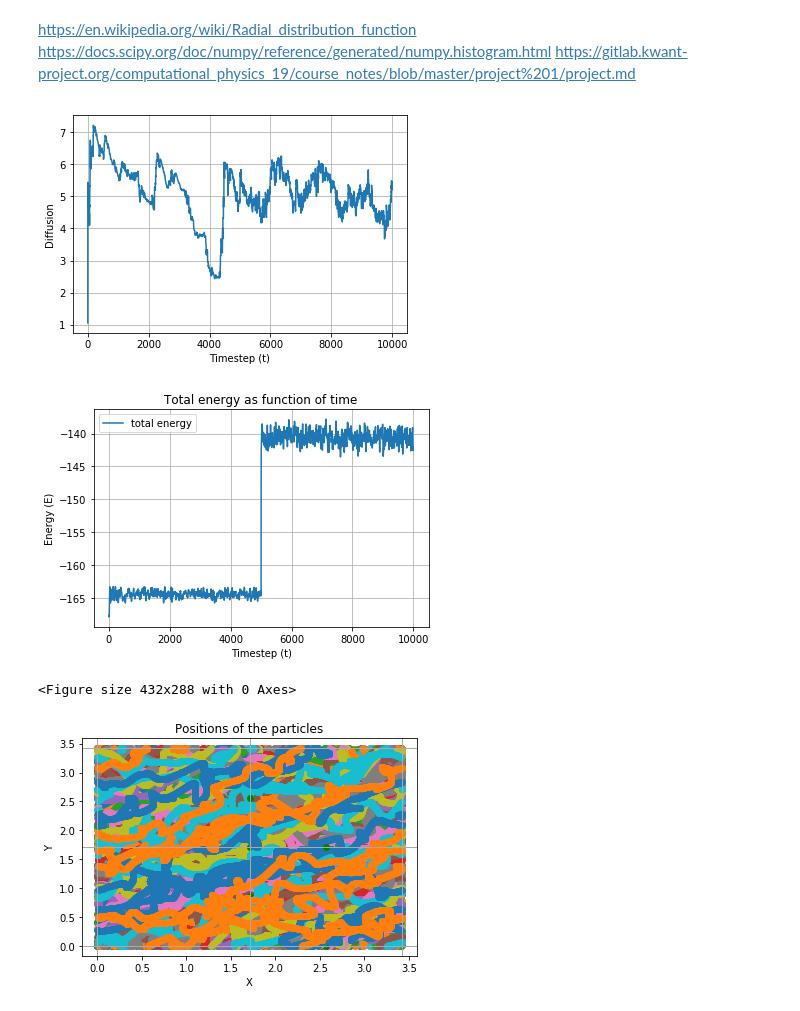
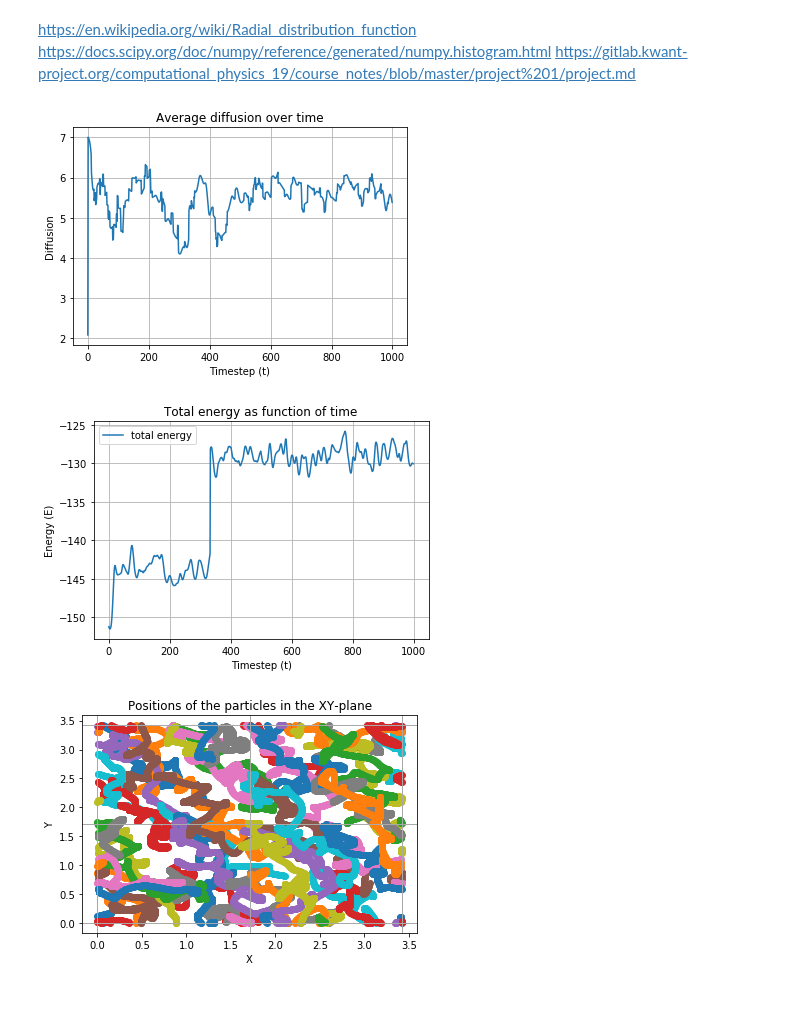
Before and after one commit to Merg3D/computational_physics_2019, a Jupyter notebook: Project1/Argon Project.ipynb, the cells around one changed output. Drawn from its saved outputs; the diff is of its cells as text; code cells hidden in the pictures.

```diff
--- a/Project1/Argon Project.ipynb
+++ b/Project1/Argon Project.ipynb
@@ -25,12 +25,23 @@ Gas: $\rho=0.3$, $T=3$
 Liquid: $\rho=0.8$, $T=1$
 
 Solid: $\rho=1.2$, $T=0.5$
+# %%
+phase = 'solid'
+
+# set temperature (T) and density (rho)
+if phase == 'gas':
+    T = 3.0
+    rho = 0.3
+elif phase == 'liquid':
+    T = 1.0
+    rho = 0.8
+else:
+    T = 1.2
+    rho = 0.5
 # %%
 # Initial conditions
-T = 1.0                                            # Temperature
-rho = 0.8                                          # Density
 h = 0.005                                          # time step
-num_time = 10000                                   # number of time steps
+num_time = 1000                                   # number of time steps
 num_unit_cells_per_dim = 2                         # number of unit cells in each direction
 num_unit_cells = num_unit_cells_per_dim**3         # total number of unit cells
 num_part_per_unit_cell = 4                         # number of particles per unit cell
@@ -58,7 +69,7 @@ forces = np.zeros((num_part, 3))
 particle = 0
 mu = 1
 sigma = np.sqrt(T)
-rescaling_time = 5000
+rescaling_time = int(num_time / 3.0)
 
 # Initial positions for first unit cell
 state[0, 0, :3] = np.array([0.0,     0.0,     0.0])
@@ -173,47 +188,49 @@ for p in range(num_part):
 diffusion = np.average(func.norm(state_copy ** 2.0, axis=2), axis=0)
 
 plt.figure()
+plt.title('Average diffusion over time')
 plt.plot(range(num_time), diffusion)
 plt.xlabel('Timestep (t)')
 plt.ylabel('Diffusion')
 plt.grid()
+plt.savefig('output/{}/diffusion.png'.format(phase))
 plt.show()
 # %% [output]
-[figure, old version]
+[figure, new version]
 # %%
 # plot the potential, kinetic and total energy
 plt.title('Total energy as function of time')
-#plt.plot(range(num_time), np.sum(E_kin[:, :], axis=0), linestyle='-',  marker='o', label='kinetic energy')
-#plt.plot(range(num_time), np.sum(E_pot[:, :], axis=0), linestyle='-',  marker='o', label='potential energy')
+# plt.plot(range(num_time), np.sum(E_kin[:, :], axis=0), label='kinetic energy')
+# plt.plot(range(num_time), np.sum(E_pot[:, :], axis=0), label='potential energy')
 plt.plot(range(num_time), np.sum(E_tot[:, :], axis=0), label='total energy')
 plt.xlabel('Timestep (t)')
 plt.ylabel('Energy (E)')
 plt.grid()
 plt.legend()
-plt.figure()
+plt.savefig('output/{}/total_energy.png'.format(phase))
 
 # plot the positions of all particles in a new figure and plot the initial positions in green
 plt.figure()
-plt.title('Positions of the particles')
+plt.title('Positions of the particles in the XY-plane')
 for p in range(num_part):
     plt.scatter(state[p, 1:, 0], state[p, 1:, 1], label='particle {}'.format(x))
-    plt.scatter(state[p, 0, 1],  state[p, 0, 2],  c='g')
+    #plt.scatter(state[p, 0, 0],  state[p, 0, 1],  c='g')
 
 # restrict the view around the box + a small margin
 view_margin = K / 10.0
 plt.xlim(-view_margin, K * num_unit_cells_per_dim + view_margin)
 plt.ylim(-view_margin, K * num_unit_cells_per_dim + view_margin)
 plt.xlabel('X')
 plt.ylabel('Y')
 
 # add border lines around the box
 for x in range(num_unit_cells_per_dim + 1):
     for y in range(num_unit_cells_per_dim + 1):
         plt.axvline(x * K, c='darkgrey', lw = 1)
         plt.axhline(y * K, c='darkgrey', lw = 1)
 
+plt.savefig('output/{}/positions.png'.format(phase))
 plt.show()
 # %% [output]
-[figure, old version]
+[figure, new version]
-<Figure size 432x288 with 0 Axes>
-[figure, old version]
+[figure, new version]
```
Also changed, not shown: parts of 3 cells of this notebook, 15 other files.
